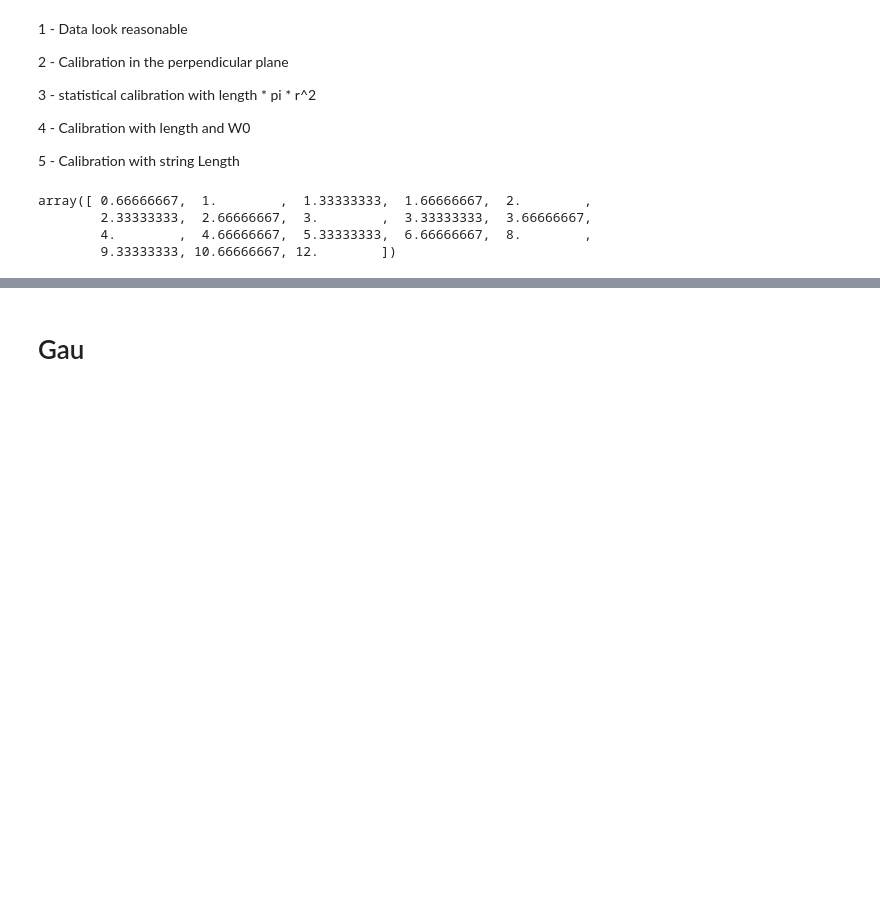
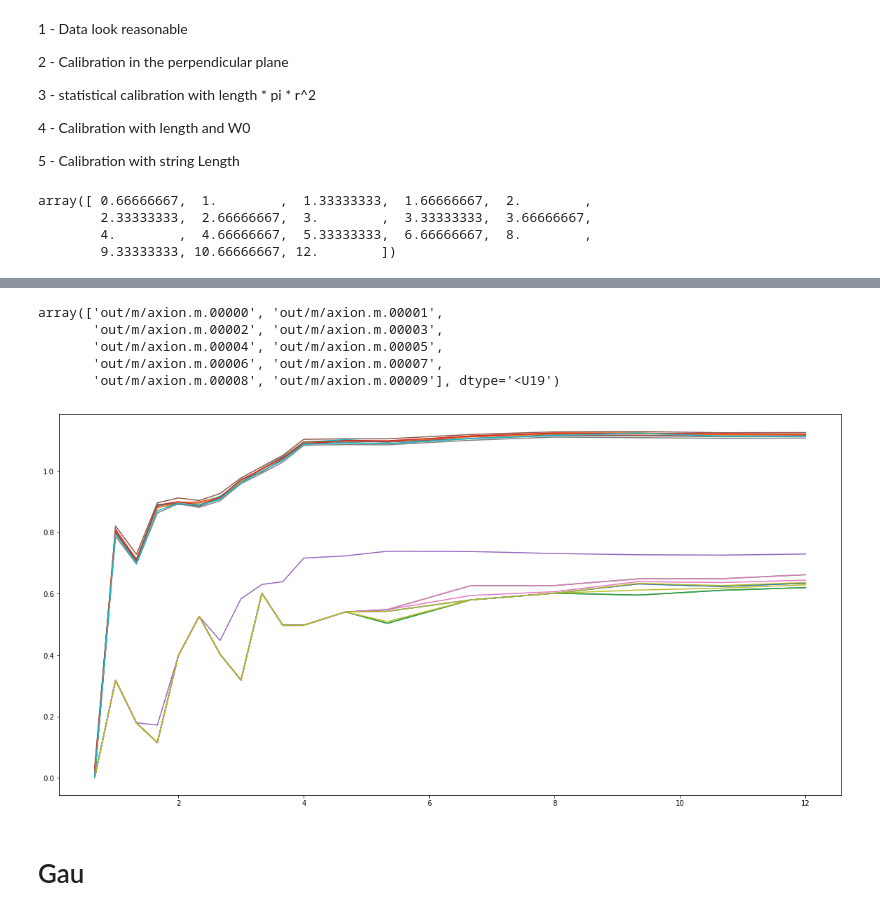
Before and after one commit to veintemillas/jaxions, a Jupyter notebook: scripts/jobs/maskcalib/calimask.ipynb, the cells around one changed output, grey strips where cells are left out. Cells and saved outputs as stored; diff of their text form; code cells hidden in the pictures; blank space fills up the shorter version.

```diff
--- a/scripts/jobs/maskcalib/Untitled.ipynb
+++ b/scripts/jobs/maskcalib/calimask.ipynb
@@ -142,3 +152,31 @@ Text(0.5, 0, 'rmask [lattice units]')
+# %%
+f
+# %% [output]
+array(['out/m/axion.m.00000', 'out/m/axion.m.00001',
+       'out/m/axion.m.00002', 'out/m/axion.m.00003',
+       'out/m/axion.m.00004', 'out/m/axion.m.00005',
+       'out/m/axion.m.00006', 'out/m/axion.m.00007',
+       'out/m/axion.m.00008', 'out/m/axion.m.00009'], dtype='<U19')
+# %%
+mpusR=[]
+for i in range(len(f)):
+    pusR=[]
+    for st in lis:
+        if (st[:3] == "W_R" ):
+            a=pa.gm(f[i],'slice/map/'+st)
+            ma3D = pa.gm(f[i],'sizeN')**3 - np.sqrt(pa.gm(f[i],'msp'+st)[0]*renorm)
+            sL = pa.gm(f[i],'stringN')*2/3
+            pusR.append([(a == 0).sum(),ma3D/(sL)])
+
+
+    mpusR.append(pusR)
+mpusR=np.array(mpusR)
+# %%
+for pusR in mpusR:
+    plt.plot(rsize/msa,pusR[:,0]/(2*np.pi*(rsize/msa)**2))
+    plt.plot(rsize/msa,pusR[:,1]/(np.pi*(rsize/msa)**2))
+# %% [output]
+[figure, added]
 # %% [markdown]
 # Gau
 # %%
```
Also changed, not shown: parts of 10 cells of this notebook, 13 other files.
